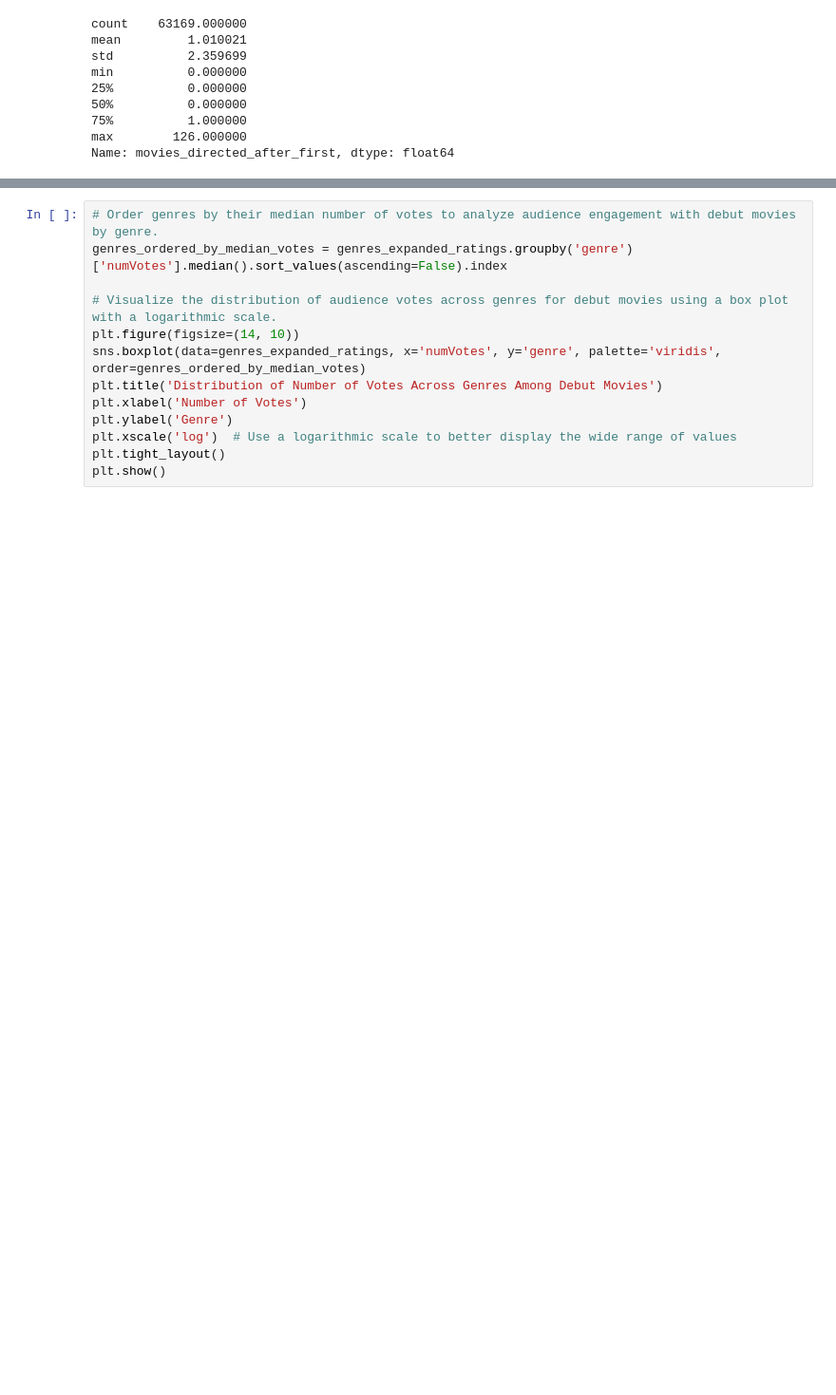
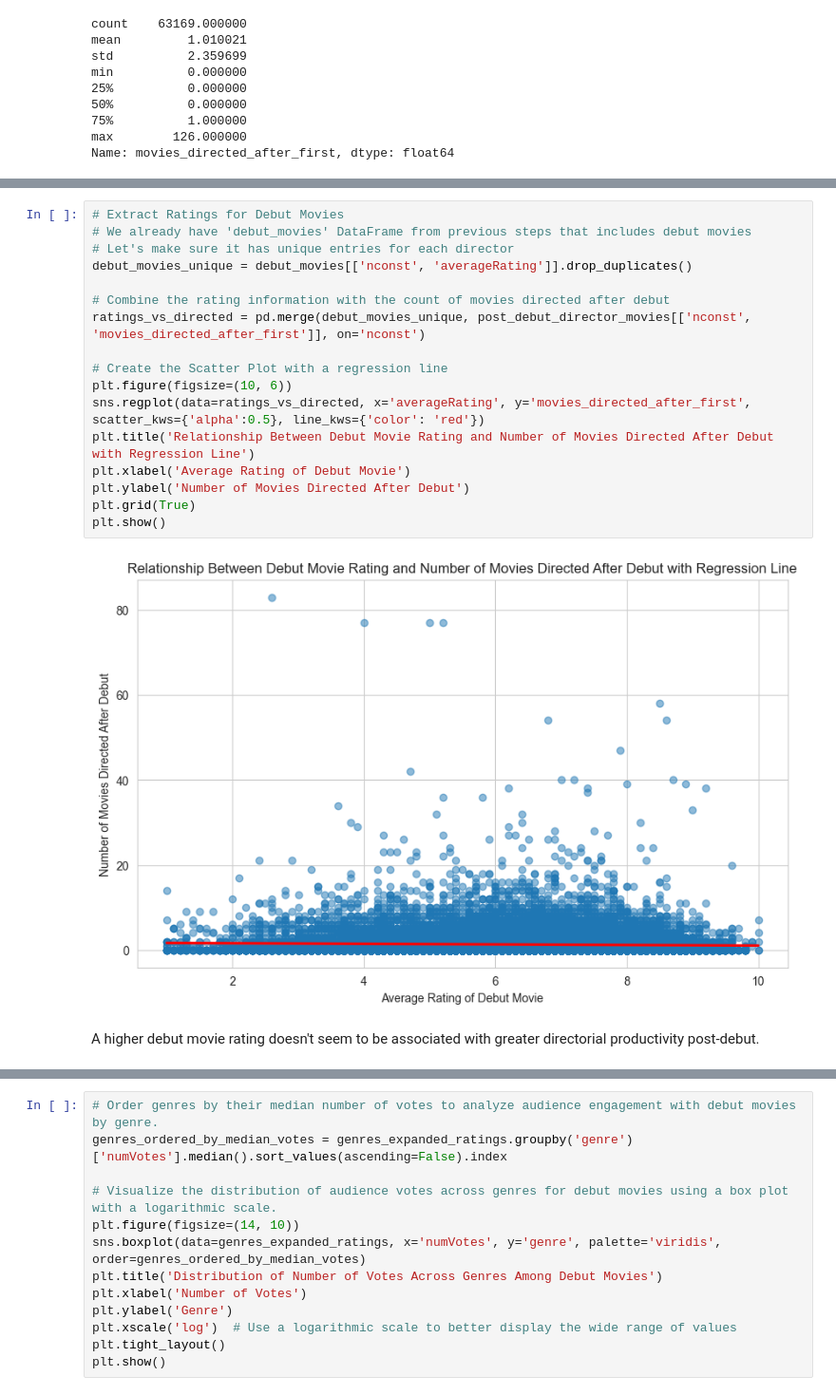
Before and after one commit to nhunguyen0901/SocialNetworks_CareerLongevity, a Jupyter notebook: Phase_1_Tracking_Movie_Directors_Career.ipynb, the cells around one changed output, grey strips where cells are left out. Shown at 95% size. Saved outputs shown, nothing was run; the diff lists cells and outputs as text; blank space fills up the shorter version.

```diff
--- a/Phase_1_Tracking_Movie_Directors_Career.ipynb
+++ b/Phase_1_Tracking_Movie_Directors_Career.ipynb
@@ -633,0 +635,21 @@ This visualization highlightS which genres not only attract viewer interest but
+# %%
+# Extract Ratings for Debut Movies
+# We already have 'debut_movies' DataFrame from previous steps that includes debut movies
+# Let's make sure it has unique entries for each director
+debut_movies_unique = debut_movies[['nconst', 'averageRating']].drop_duplicates()
+
+# Combine the rating information with the count of movies directed after debut
+ratings_vs_directed = pd.merge(debut_movies_unique, post_debut_director_movies[['nconst', 'movies_directed_after_first']], on='nconst')
+
+# Create the Scatter Plot with a regression line
+plt.figure(figsize=(10, 6))
+sns.regplot(data=ratings_vs_directed, x='averageRating', y='movies_directed_after_first', scatter_kws={'alpha':0.5}, line_kws={'color': 'red'})
+plt.title('Relationship Between Debut Movie Rating and Number of Movies Directed After Debut with Regression Line')
+plt.xlabel('Average Rating of Debut Movie')
+plt.ylabel('Number of Movies Directed After Debut')
+plt.grid(True)
+plt.show()
+# %% [output]
+[figure, added]
+# %% [markdown]
+A higher debut movie rating doesn't seem to be associated with greater directorial productivity post-debut.
```
Also changed, not shown: parts of 62 cells of this notebook.
